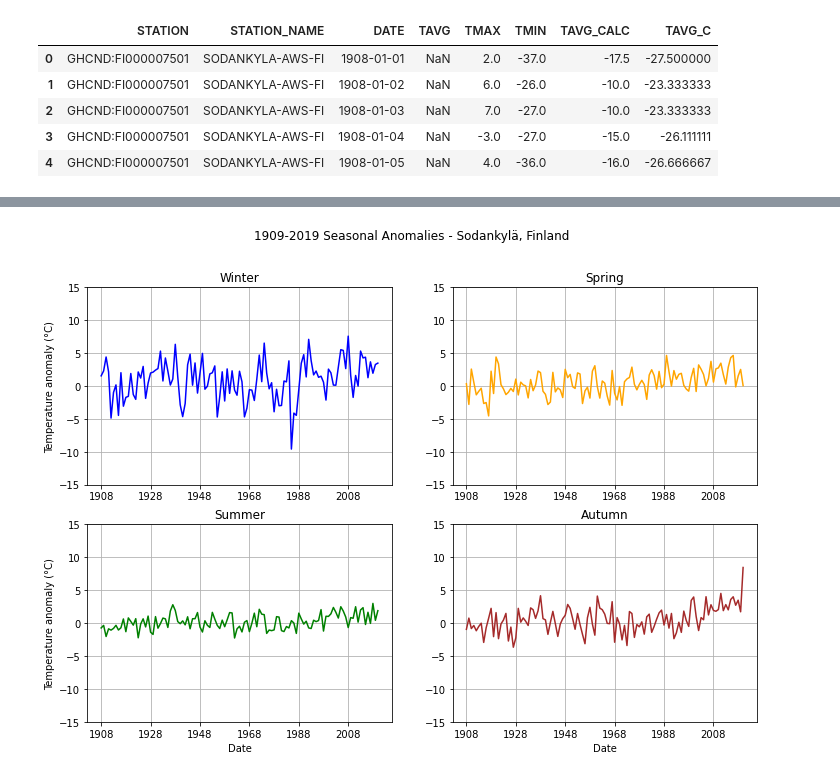
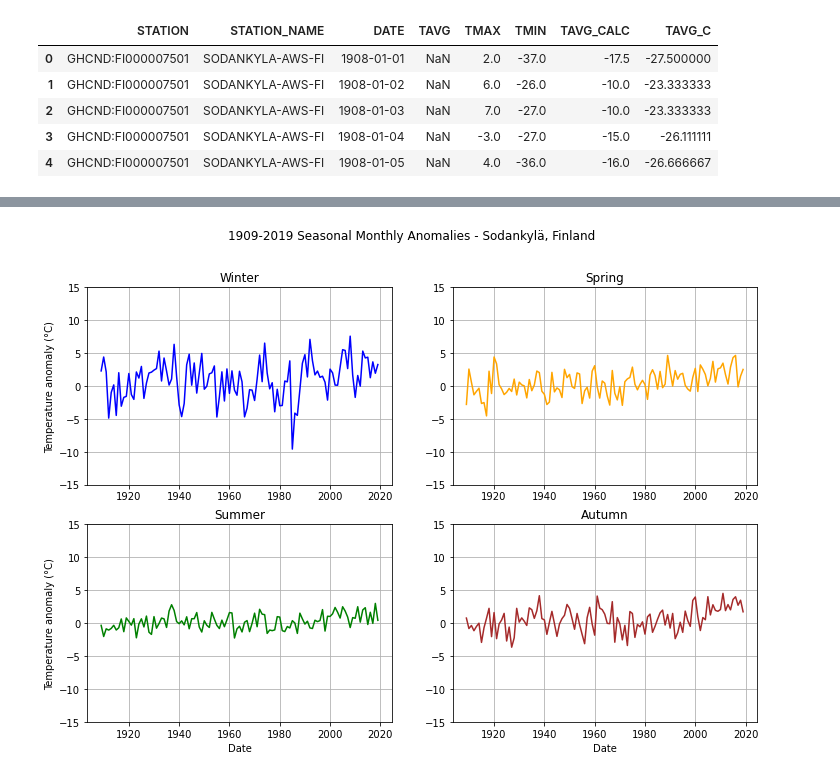
Before and after one commit to brunomc-eco/final-project-geo-python, a Jupyter notebook: seasonal-weather-anomalies.ipynb, the cells around one changed output, grey strips where cells are left out. Saved outputs shown, nothing was run; the diff lists cells and outputs as text; code cells hidden in the pictures.

```diff
--- a/seasonal-weather-anomalies.ipynb
+++ b/seasonal-weather-anomalies.ipynb
@@ -122,6 +142,9 @@ def season(month):
 # apply the function into a new column
 data['SEASON'] = data['MONTH'].apply(season)
 
+# Create a combined season_year variable for later grouping
+data['SEASON_YEAR'] = data['SEASON'] + "_" + data['YEAR'].astype(str)
+
 data.head()
 # %% [output]
 |  | STATION | STATION_NAME | DATE | TAVG | TMAX | TMIN | TAVG_CALC | TAVG_C | MONTH | YEAR | ... |
@@ -191,0 +211,11 @@ anomalies
+# %%
+# filter to desired period
+anomalies = seasonal_avg.loc[(seasonal_avg['YEAR'] >= 1909) & (seasonal_avg['YEAR'] <= 2019)]
+
+# join the reference temp values to the seasonal averages
+anomalies = anomalies.merge(ref_temps, on='SEASON', how='outer')
+
+# calculate seasonal monthly anomalies
+anomalies['SEASON_ANOM'] = anomalies['TAVG_C'] - anomalies['SEASON_REF_TAVG']
+
+anomalies
@@ -226,88 +255,43 @@ winter_anomalies
 # %%
-import matplotlib.pyplot as plt
-
 # Set the figure with subplots
 fig, axs = plt.subplots(nrows=2, ncols=2, figsize=(12, 8))
 
+# Rename axes/subplot positions for convenience
 ax11 = axs[0][0]
 ax12 = axs[0][1]
 ax21 = axs[1][0]
 ax22 = axs[1][1]
 
-# Set the plot line width
-line_width = 1.5
-
-# Plot data
-winter_anomalies.plot(
-    ax=ax11,
-    y='SEASON_ANOM',
-    #x='YEAR',
-    c="blue",
-    lw=line_width,
-    ylim=[-15, 15],
-    grid=True,
-    legend=False
-)
-
-spring_anomalies.plot(
-    ax=ax12,
-    y='SEASON_ANOM',
-    #x='YEAR',
-    c="orange",
-    lw=line_width,
-    ylim=[-15, 15],
-    grid=True,
-    legend=False
-)
-
-summer_anomalies.plot(
-    ax=ax21,
-    y='SEASON_ANOM',
-    #x='YEAR',
-    c="green",
-    lw=line_width,
-    ylim=[-15, 15],
-    grid=True,
-    legend=False
-)
-
-autumn_anomalies.plot(
-    ax=ax22,
-    y='SEASON_ANOM',
-    #x='YEAR',
-    c="brown",
-    lw=line_width,
-    ylim=[-15, 15],
-    grid=True,
-    legend=False
-)
+# Plot the data in each subplot
+winter.plot(ax=ax11, c="blue", ylim=[-15, 15], grid=True,legend=False)
+spring.plot(ax=ax12, c="orange", ylim=[-15, 15], grid=True,legend=False)
+summer.plot(ax=ax21, c="green", ylim=[-15, 15], grid=True,legend=False)
+autumn.plot(ax=ax22, c="brown", ylim=[-15, 15], grid=True,legend=False)
 
 # Set figure title
-fig.suptitle("1909-2019 Seasonal Anomalies - Sodankylä, Finland")
+fig.suptitle("1909-2019 Seasonal Monthly Anomalies - Sodankylä, Finland")
 
 # Axis labels
 ax11.set_xlabel("")
 ax12.set_xlabel("")
 ax21.set_xlabel("Date")
 ax22.set_xlabel("Date")
-
 ax11.set_ylabel("Temperature anomaly (°C)")
 ax21.set_ylabel("Temperature anomaly (°C)")
 
-
-# Season titles
+# subplot titles
 ax11.title.set_text('Winter')
 ax12.title.set_text('Spring')
 ax21.title.set_text('Summer')
 ax22.title.set_text('Autumn')
 
 # Display plot
 fig
 
 # Save the plot as a png file:
-outputfp = "img/seasonal_anomalies_Sodankyla.png"
+outputfp = "output/seasonal_anomalies_Sodankyla.png"
 
 # Save output plot
 plt.savefig(outputfp)
 # %% [output]
-[figure, old version]
+[figure, new version]
```
Also changed, not shown: parts of 24 cells of this notebook, 1 other file.
